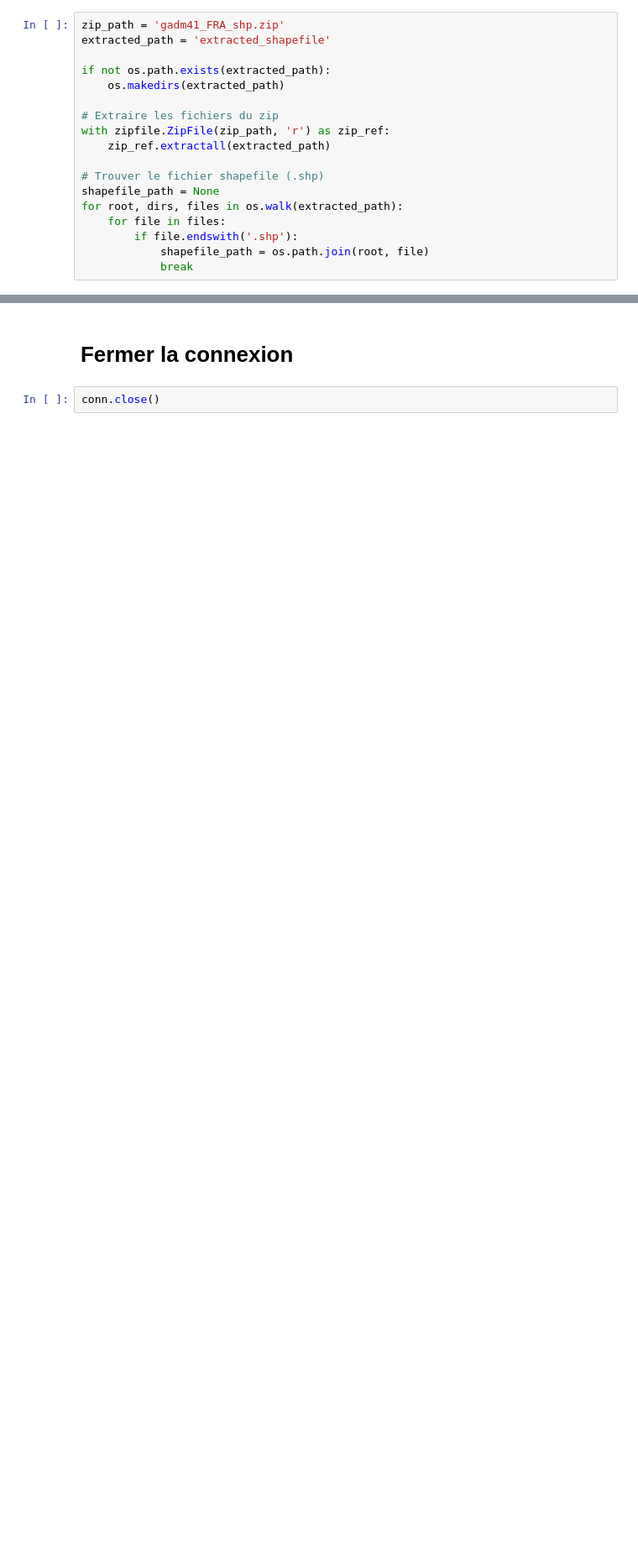
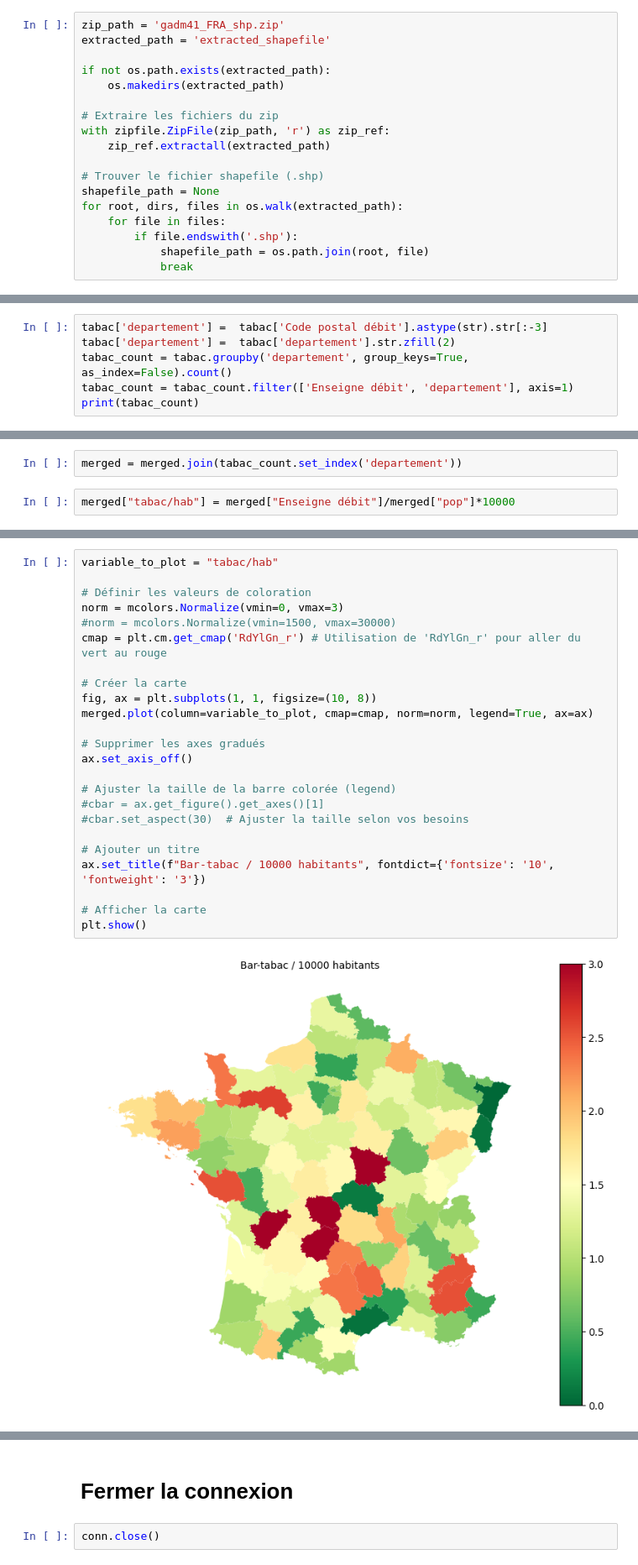
Before and after one commit to pengfei99/duckDBPlayGround, a Jupyter notebook: examples/demo.ipynb, the cells around one changed output, grey strips where cells are left out. Shown: that part at 84% size. Drawn from its saved outputs; the diff is of its cells as text; blank space fills up the shorter version.

```diff
--- a/examples/demo.ipynb
+++ b/examples/demo.ipynb
@@ -282,0 +305,6 @@ plt.show()
+# %%
+tabac['departement'] =  tabac['Code postal débit'].astype(str).str[:-3]
+tabac['departement'] =  tabac['departement'].str.zfill(2)
+tabac_count = tabac.groupby('departement', group_keys=True, as_index=False).count()
+tabac_count = tabac_count.filter(['Enseigne débit', 'departement'], axis=1)
+print(tabac_count)
@@ -282,0 +326,4 @@ plt.show()
+# %%
+merged = merged.join(tabac_count.set_index('departement'))
+# %%
+merged["tabac/hab"] = merged["Enseigne débit"]/merged["pop"]*10000
@@ -282,0 +332,26 @@ plt.show()
+# %%
+variable_to_plot = "tabac/hab"
+
+# Définir les valeurs de coloration
+norm = mcolors.Normalize(vmin=0, vmax=3)
+#norm = mcolors.Normalize(vmin=1500, vmax=30000)
+cmap = plt.cm.get_cmap('RdYlGn_r') # Utilisation de 'RdYlGn_r' pour aller du vert au rouge
+
+# Créer la carte
+fig, ax = plt.subplots(1, 1, figsize=(10, 8))
+merged.plot(column=variable_to_plot, cmap=cmap, norm=norm, legend=True, ax=ax)
+
+# Supprimer les axes gradués
+ax.set_axis_off()
+
+# Ajuster la taille de la barre colorée (legend)
+#cbar = ax.get_figure().get_axes()[1]
+#cbar.set_aspect(30)  # Ajuster la taille selon vos besoins
+
+# Ajouter un titre
+ax.set_title(f"Bar-tabac / 10000 habitants", fontdict={'fontsize': '10', 'fontweight': '3'})
+
+# Afficher la carte
+plt.show()
+# %% [output]
+[figure, added]
```
Also changed, not shown: parts of 25 cells of this notebook, 2 other files.
